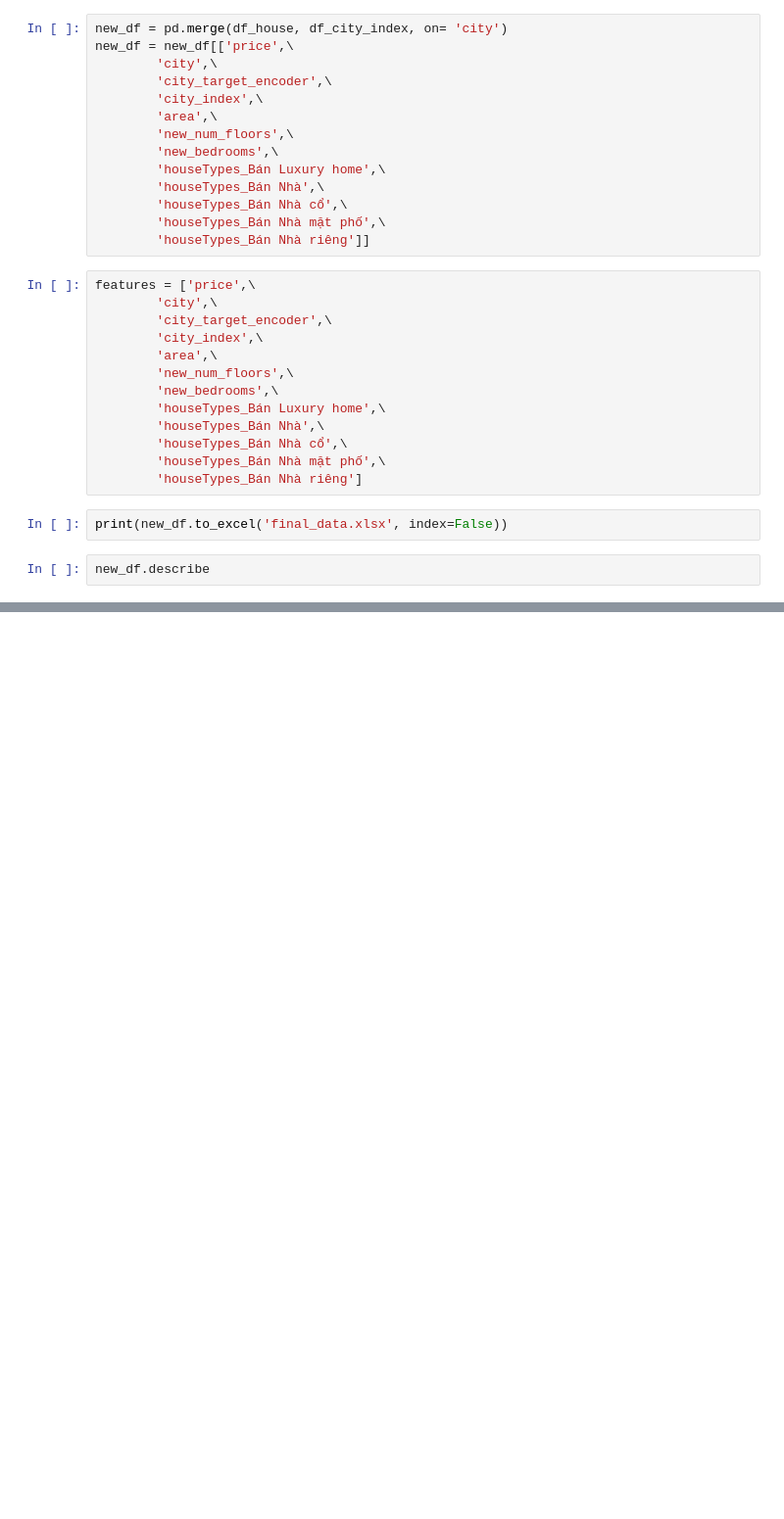
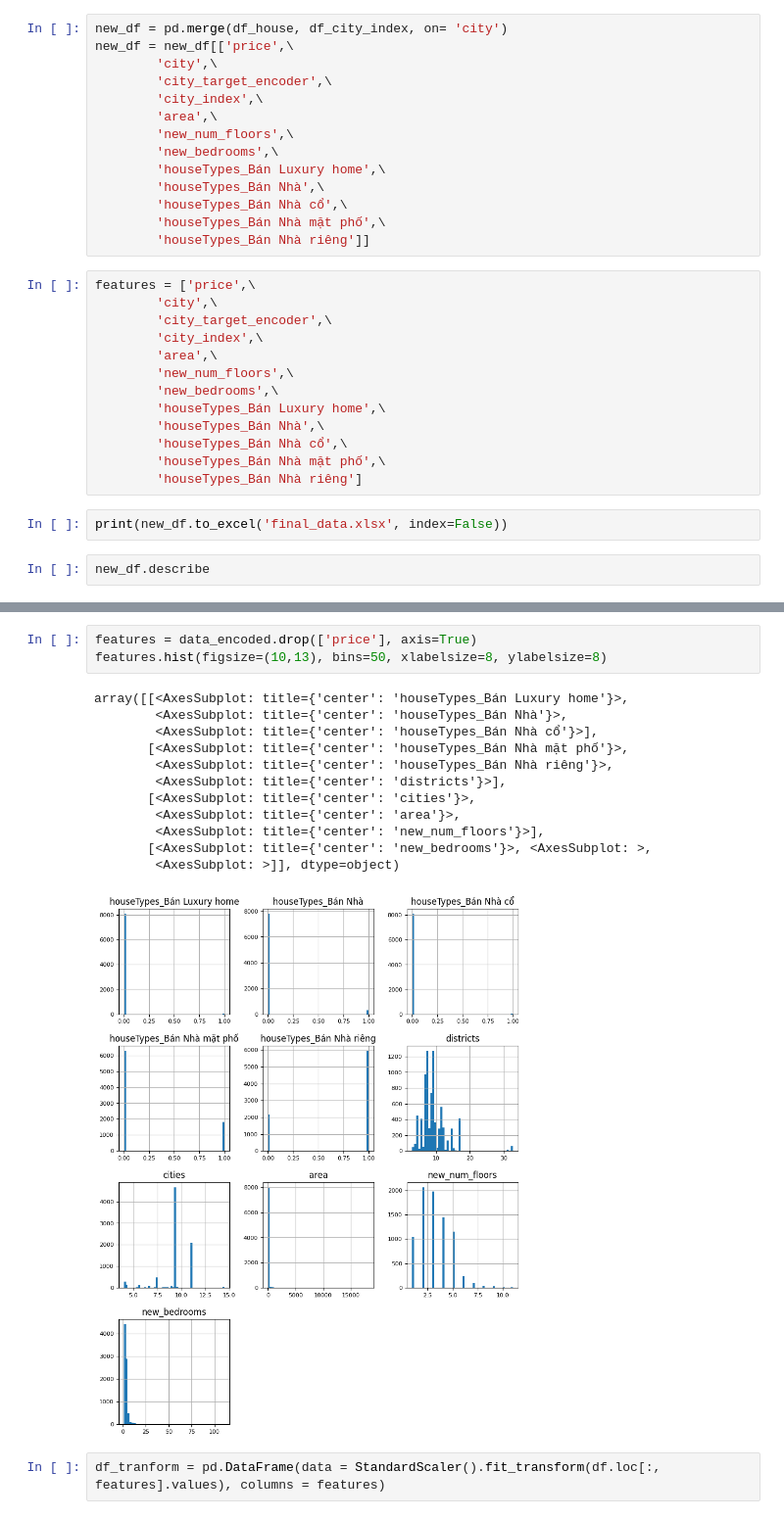
Before and after one commit to DatMinhLeChon/DS.Final, a Jupyter notebook: process.ipynb, the cells around one changed output, grey strips where cells are left out. Shown: that part at 98% size. Drawn from its saved outputs; the diff is of its cells as text; blank space fills up the shorter version.

```diff
--- a/process.ipynb
+++ b/process.ipynb
@@ -378,0 +450,18 @@ new_df.describe
+# %%
+features = data_encoded.drop(['price'], axis=True)
+features.hist(figsize=(10,13), bins=50, xlabelsize=8, ylabelsize=8)
+# %% [output]
+array([[<AxesSubplot: title={'center': 'houseTypes_Bán Luxury home'}>,
+        <AxesSubplot: title={'center': 'houseTypes_Bán Nhà'}>,
+        <AxesSubplot: title={'center': 'houseTypes_Bán Nhà cổ'}>],
+       [<AxesSubplot: title={'center': 'houseTypes_Bán Nhà mặt phố'}>,
+        <AxesSubplot: title={'center': 'houseTypes_Bán Nhà riêng'}>,
+        <AxesSubplot: title={'center': 'districts'}>],
+       [<AxesSubplot: title={'center': 'cities'}>,
+        <AxesSubplot: title={'center': 'area'}>,
+        <AxesSubplot: title={'center': 'new_num_floors'}>],
+       [<AxesSubplot: title={'center': 'new_bedrooms'}>, <AxesSubplot: >,
+        <AxesSubplot: >]], dtype=object)
+[figure, added]
+# %%
+df_tranform = pd.DataFrame(data = StandardScaler().fit_transform(df.loc[:, features].values), columns = features)
```
Also changed, not shown: parts of 7 cells of this notebook, 1 other file.
